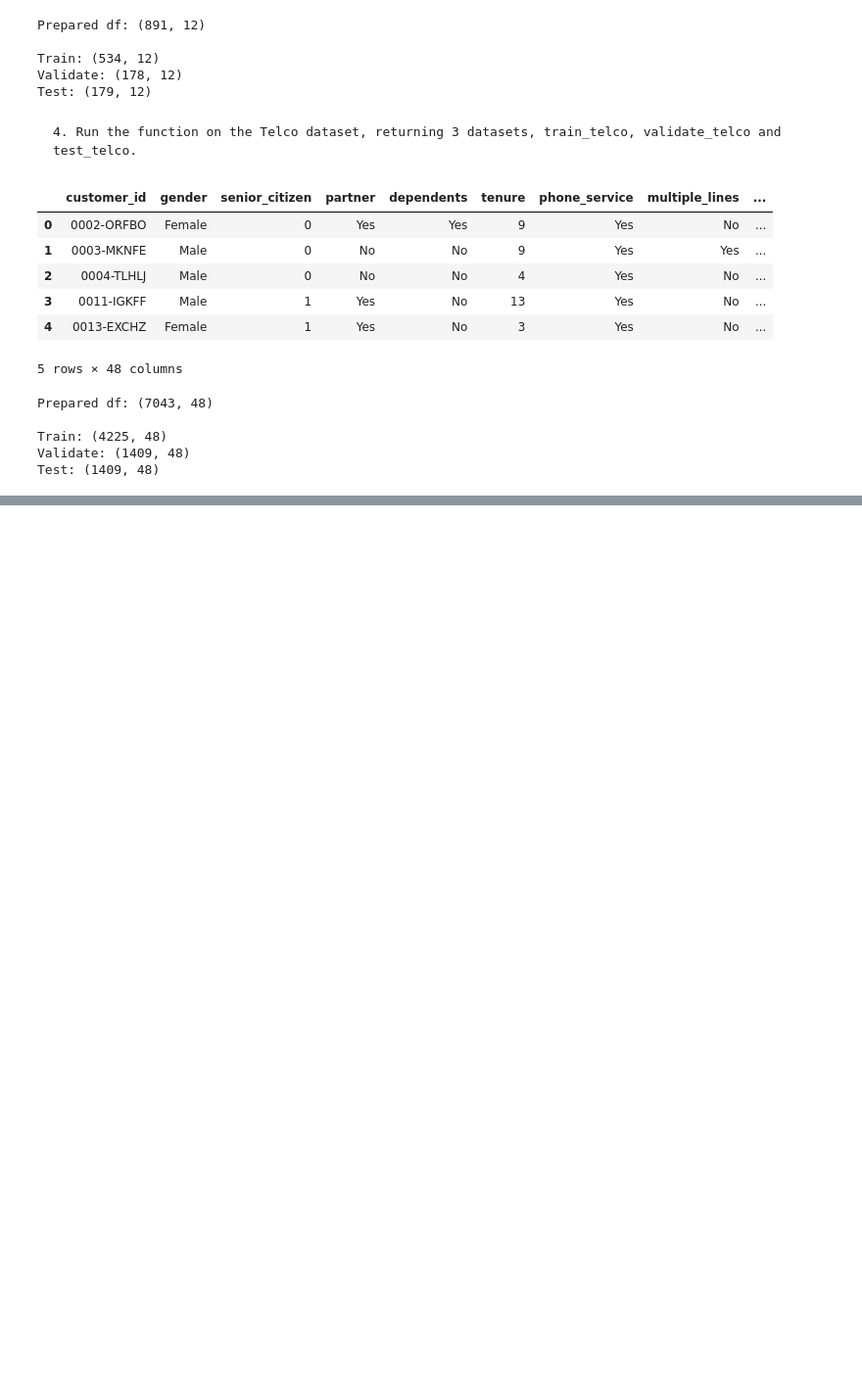
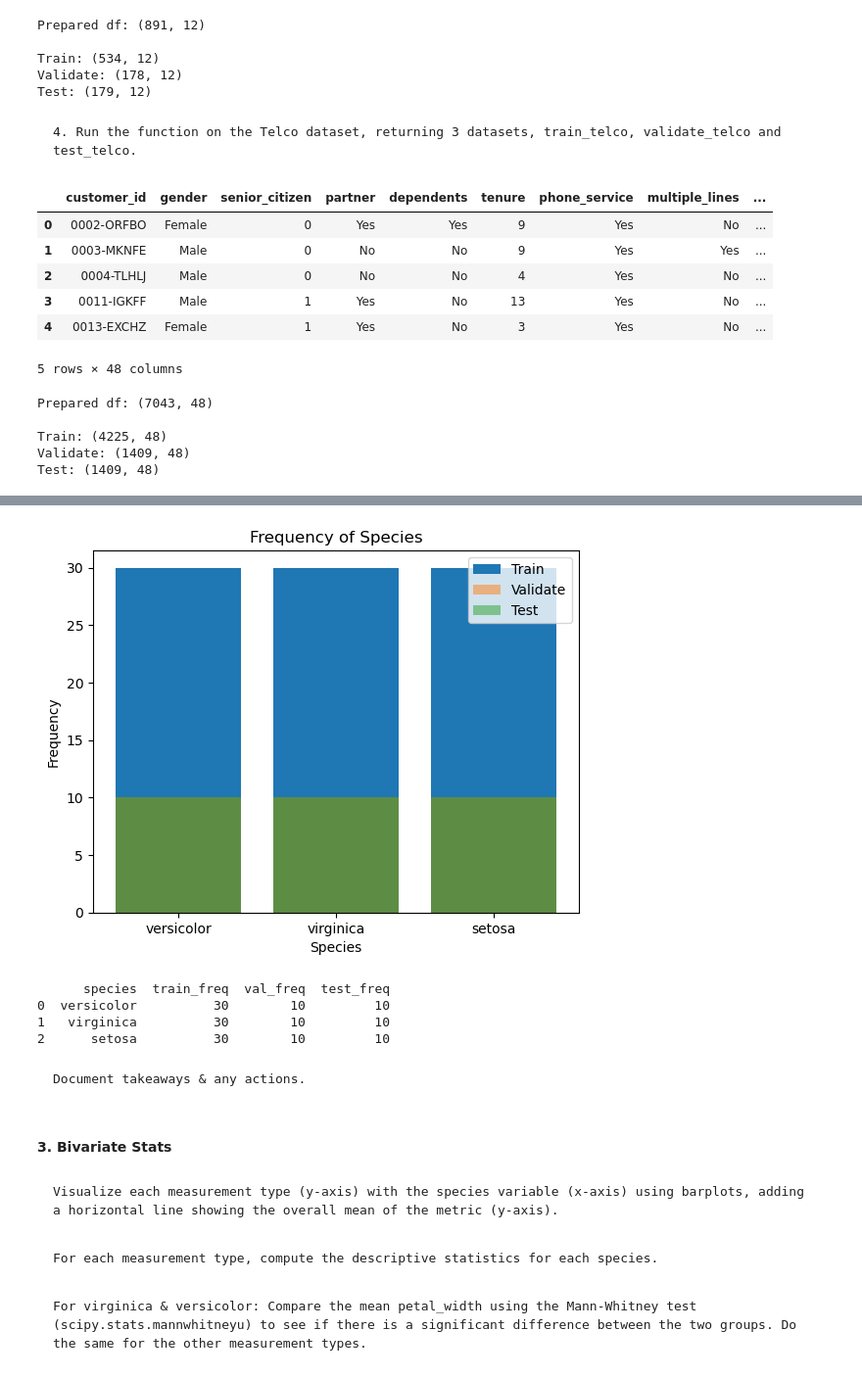
Before and after one commit to rosendo-lugo/classification-exercises, a Jupyter notebook: classification_exercises.ipynb, the cells around one changed output, grey strips where cells are left out. Shown at 98% size. Cells and saved outputs as stored; diff of their text form; code cells hidden in the pictures; blank space fills up the shorter version.

```diff
--- a/classification_exercises.ipynb
+++ b/classification_exercises.ipynb
@@ -1464,0 +1698,44 @@ Name: petal_width, dtype: int64
+# %%
+# Calculate frequency of each species for train, validate, and test sets
+train_freq = train['species'].value_counts().reset_index()
+train_freq.columns = ['species', 'train_freq']
+
+val_freq = validate['species'].value_counts().reset_index()
+val_freq.columns = ['species', 'val_freq']
+
+test_freq = test['species'].value_counts().reset_index()
+test_freq.columns = ['species', 'test_freq']
+
+# Merge the frequency tables into one dataframe
+species_freq = pd.merge(train_freq, val_freq, on='species', how='outer')
+species_freq = pd.merge(species_freq, test_freq, on='species', how='outer')
+species_freq = species_freq.fillna(0)
+
+# Create a bar plot
+plt.bar(species_freq['species'], species_freq['train_freq'], label='Train')
+plt.bar(species_freq['species'], species_freq['val_freq'], label='Validate', alpha=0.5)
+plt.bar(species_freq['species'], species_freq['test_freq'], label='Test', alpha=0.5)
+plt.xlabel('Species')
+plt.ylabel('Frequency')
+plt.title('Frequency of Species')
+plt.legend()
+plt.show()
+
+# Print the frequency table
+print(species_freq)
+# %% [output]
+[figure, added]
+      species  train_freq  val_freq  test_freq
+0  versicolor          30        10         10
+1   virginica          30        10         10
+2      setosa          30        10         10
+# %% [markdown]
+    Document takeaways & any actions.
+# %% [markdown]
+#### 3. Bivariate Stats
+# %% [markdown]
+    Visualize each measurement type (y-axis) with the species variable (x-axis) using barplots, adding a horizontal line showing the overall mean of the metric (y-axis).
+# %% [markdown]
+    For each measurement type, compute the descriptive statistics for each species.
+# %% [markdown]
+    For virginica & versicolor: Compare the mean petal_width using the Mann-Whitney test (scipy.stats.mannwhitneyu) to see if there is a significant difference between the two groups. Do the same for the other measurement types.
```
Also changed, not shown: parts of 69 cells of this notebook.
